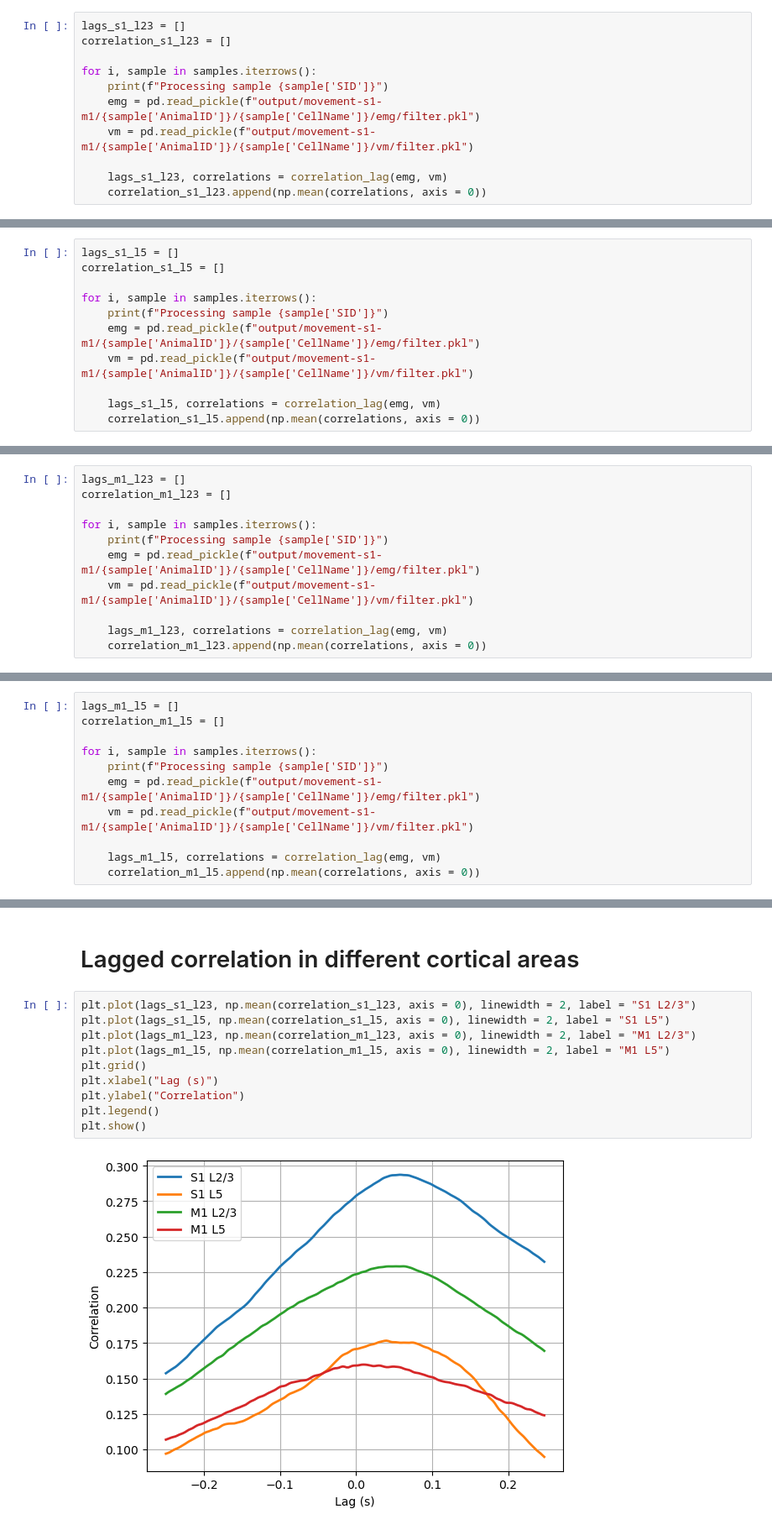
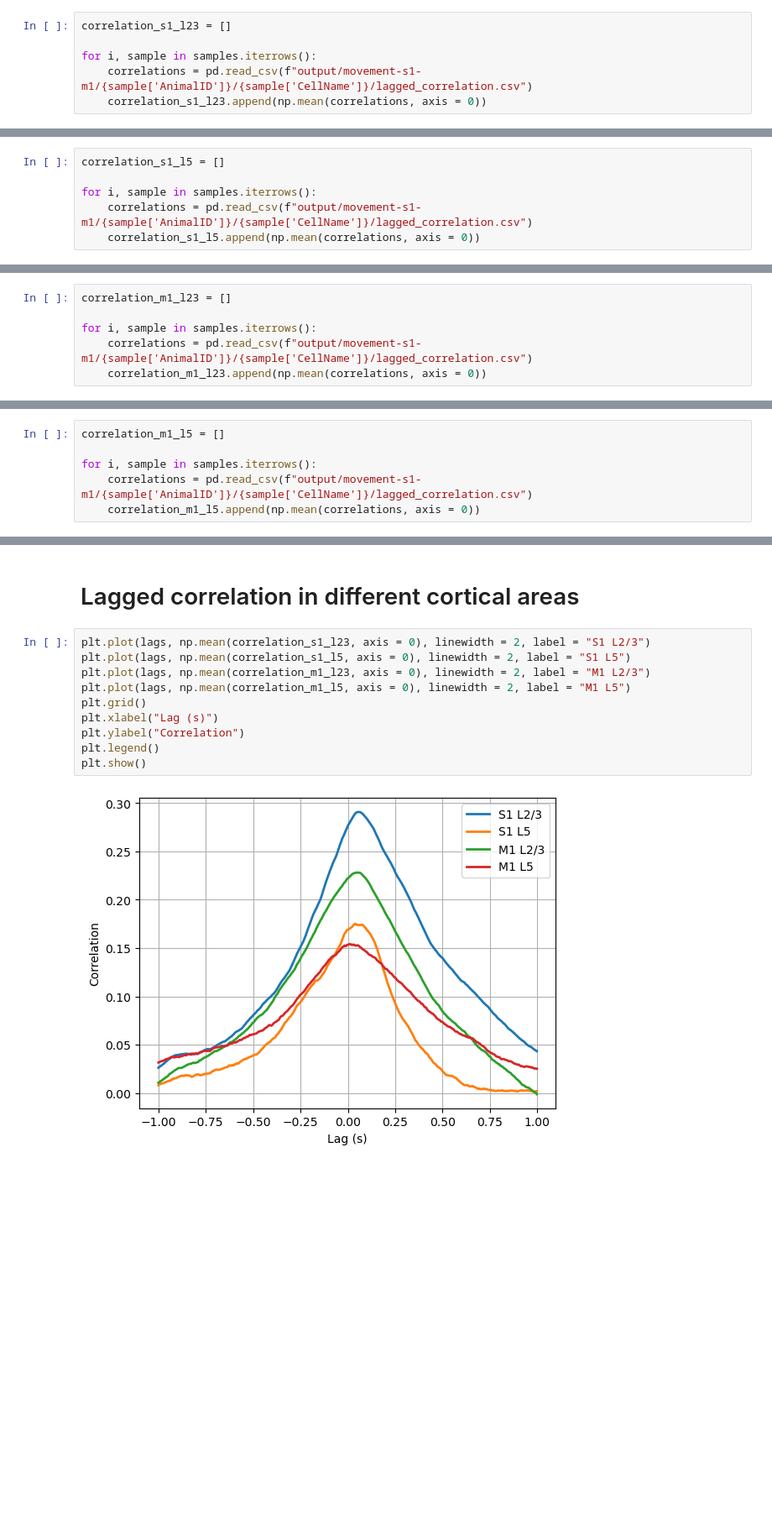
Before and after one commit to kerseviciute/movement-s1-m1, a Jupyter notebook: notebooks/03_correlation.ipynb, the cells around one changed output, grey strips where cells are left out. Shown at 84% size. Drawn from its saved outputs; the diff is of its cells as text; blank space fills up the shorter version.

```diff
--- a/notebooks/03_correlation.ipynb
+++ b/notebooks/03_correlation.ipynb
@@ -144,11 +110,6 @@ samples
 # %%
-lags_s1_l23 = []
 correlation_s1_l23 = []
 
 for i, sample in samples.iterrows():
-    print(f"Processing sample {sample['SID']}")
-    emg = pd.read_pickle(f"output/movement-s1-m1/{sample['AnimalID']}/{sample['CellName']}/emg/filter.pkl")
-    vm = pd.read_pickle(f"output/movement-s1-m1/{sample['AnimalID']}/{sample['CellName']}/vm/filter.pkl")
-
-    lags_s1_l23, correlations = correlation_lag(emg, vm)
+    correlations = pd.read_csv(f"output/movement-s1-m1/{sample['AnimalID']}/{sample['CellName']}/lagged_correlation.csv")
     correlation_s1_l23.append(np.mean(correlations, axis = 0))
@@ -193,13 +143,8 @@ samples
 | 18 | W4_C14 | W4 | C14 | S1_L5 | 2019 12 18 | 866.630823 | 880 | W4/C14 |
 | 19 | W4_C15 | W4 | C15 | S1_L5 | 2019 12 18 | 684.441388 | 695 | W4/C15 |
 # %%
-lags_s1_l5 = []
 correlation_s1_l5 = []
 
 for i, sample in samples.iterrows():
-    print(f"Processing sample {sample['SID']}")
-    emg = pd.read_pickle(f"output/movement-s1-m1/{sample['AnimalID']}/{sample['CellName']}/emg/filter.pkl")
-    vm = pd.read_pickle(f"output/movement-s1-m1/{sample['AnimalID']}/{sample['CellName']}/vm/filter.pkl")
-
-    lags_s1_l5, correlations = correlation_lag(emg, vm)
+    correlations = pd.read_csv(f"output/movement-s1-m1/{sample['AnimalID']}/{sample['CellName']}/lagged_correlation.csv")
     correlation_s1_l5.append(np.mean(correlations, axis = 0))
@@ -246,13 +180,8 @@ samples
 | 30 | W4_C1 | W4 | C1 | M1_L23 | 2019 12 17 | 413.619256 | 420 | W4/C1 |
 | 31 | W4_C2 | W4 | C2 | M1_L23 | 2019 12 17 | 211.733667 | 215 | W4/C2 |
 # %%
-lags_m1_l23 = []
 correlation_m1_l23 = []
 
 for i, sample in samples.iterrows():
-    print(f"Processing sample {sample['SID']}")
-    emg = pd.read_pickle(f"output/movement-s1-m1/{sample['AnimalID']}/{sample['CellName']}/emg/filter.pkl")
-    vm = pd.read_pickle(f"output/movement-s1-m1/{sample['AnimalID']}/{sample['CellName']}/vm/filter.pkl")
-
-    lags_m1_l23, correlations = correlation_lag(emg, vm)
+    correlations = pd.read_csv(f"output/movement-s1-m1/{sample['AnimalID']}/{sample['CellName']}/lagged_correlation.csv")
     correlation_m1_l23.append(np.mean(correlations, axis = 0))
@@ -299,13 +215,8 @@ samples
 | 40 | W4_C7 | W4 | C7 | M1_L5 | 2019 12 17 | 581.036574 | 590 | W4/C7 |
 | 41 | W4_C8 | W4 | C8 | M1_L5 | 2019 12 17 | 876.478900 | 890 | W4/C8 |
 # %%
-lags_m1_l5 = []
 correlation_m1_l5 = []
 
 for i, sample in samples.iterrows():
-    print(f"Processing sample {sample['SID']}")
-    emg = pd.read_pickle(f"output/movement-s1-m1/{sample['AnimalID']}/{sample['CellName']}/emg/filter.pkl")
-    vm = pd.read_pickle(f"output/movement-s1-m1/{sample['AnimalID']}/{sample['CellName']}/vm/filter.pkl")
-
-    lags_m1_l5, correlations = correlation_lag(emg, vm)
+    correlations = pd.read_csv(f"output/movement-s1-m1/{sample['AnimalID']}/{sample['CellName']}/lagged_correlation.csv")
     correlation_m1_l5.append(np.mean(correlations, axis = 0))
@@ -334,14 +234,14 @@ plt.show()
 # %% [markdown]
 # Lagged correlation in different cortical areas
 # %%
-plt.plot(lags_s1_l23, np.mean(correlation_s1_l23, axis = 0), linewidth = 2, label = "S1 L2/3")
-plt.plot(lags_s1_l5, np.mean(correlation_s1_l5, axis = 0), linewidth = 2, label = "S1 L5")
-plt.plot(lags_m1_l23, np.mean(correlation_m1_l23, axis = 0), linewidth = 2, label = "M1 L2/3")
-plt.plot(lags_m1_l5, np.mean(correlation_m1_l5, axis = 0), linewidth = 2, label = "M1 L5")
+plt.plot(lags, np.mean(correlation_s1_l23, axis = 0), linewidth = 2, label = "S1 L2/3")
+plt.plot(lags, np.mean(correlation_s1_l5, axis = 0), linewidth = 2, label = "S1 L5")
+plt.plot(lags, np.mean(correlation_m1_l23, axis = 0), linewidth = 2, label = "M1 L2/3")
+plt.plot(lags, np.mean(correlation_m1_l5, axis = 0), linewidth = 2, label = "M1 L5")
 plt.grid()
 plt.xlabel("Lag (s)")
 plt.ylabel("Correlation")
 plt.legend()
 plt.show()
 # %% [output]
-[figure, old version]
+[figure, new version]
```
Also changed, not shown: parts of 11 cells of this notebook.
